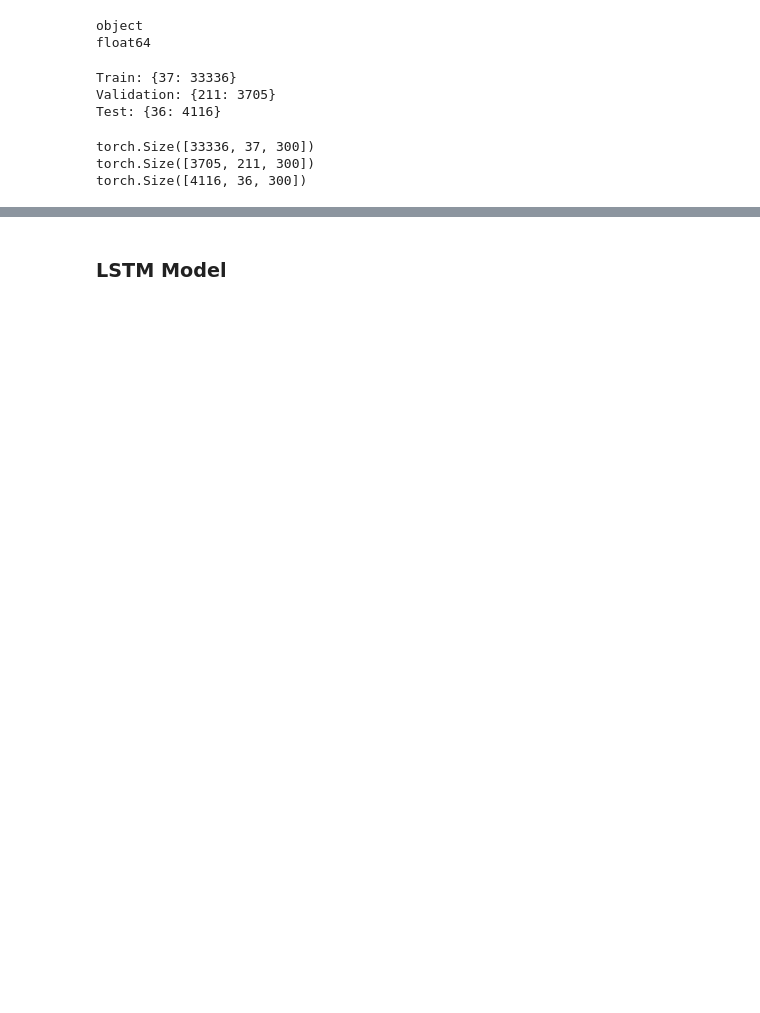
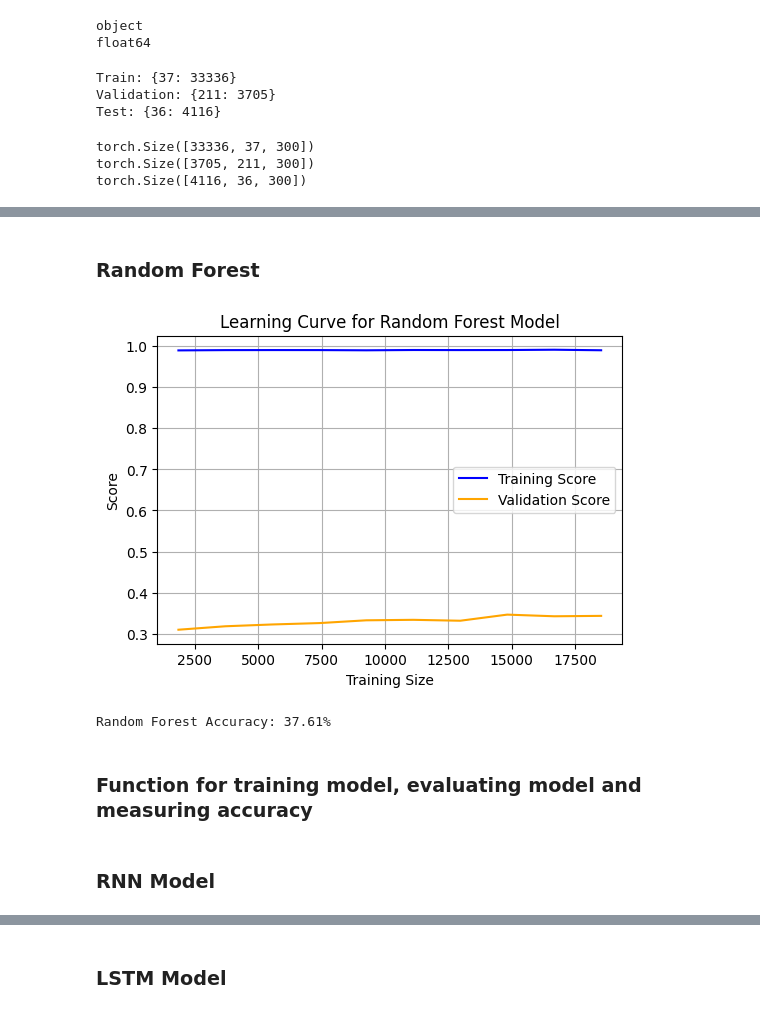
Before and after one commit to kazimahathir73/CSE440-Natural-Language-Processing-II-Project, a Jupyter notebook: train_model.ipynb, the cells around one changed output, grey strips where cells are left out. Cells and saved outputs as stored; diff of their text form; code cells hidden in the pictures; blank space fills up the shorter version.

```diff
--- a/train_model.ipynb
+++ b/train_model.ipynb
@@ -407,0 +435,20 @@ x_test = x_test.apply(lambda x: pad_sequence(x, test_max_len))
+# %%
+def vectorize_sentence_ml(sentence):
+    vector = np.zeros(300)
+    for part in sentence:
+        vector += part
+
+    return vector/len(sentence)
+
+x_train_ml = x_train.apply(lambda token_vec: vectorize_sentence_ml(token_vec))
+x_val_ml = x_val.apply(lambda token_vec: vectorize_sentence_ml(token_vec))
+x_test_ml = x_test.apply(lambda token_vec: vectorize_sentence_ml(token_vec))
+# %%
+x_comb_ml = pd.concat([x_train_ml, x_val_ml])
+x_comb_ml = pd.DataFrame(x_comb_ml.tolist())
+
+y_comb_ml = pd.concat([y_train, y_val])
+y_comb_ml = pd.DataFrame(y_comb_ml.tolist())
+
+x_test_ml = pd.DataFrame(x_test_ml.tolist())
+y_test_ml = pd.DataFrame(y_test.tolist())
@@ -452,2 +521,33 @@ tensor([4, 0, 2,  ..., 1, 3, 4])
 tensor([0, 1, 2, 3, 4])
 tensor([0, 1, 2, 3, 4])
+# %% [markdown]
+### Random Forest
+# %%
+rf_model = RandomForestClassifier(n_estimators=10, random_state=40)
+
+rf_model.fit(x_comb_ml, y_comb_ml)
+y_pred = rf_model.predict(x_test_ml)
+# %%
+train_sizes, train_scores, test_scores = learning_curve(
+    rf_model, x_comb_ml, y_comb_ml, cv=2, n_jobs=-1, train_sizes=np.linspace(0.1, 1.0, 10)
+)
+
+train_mean = np.mean(train_scores, axis=1)
+test_mean = np.mean(test_scores, axis=1)
+
+plt.figure(figsize=(6, 4))
+plt.plot(train_sizes, train_mean, label="Training Score", color="blue")
+plt.plot(train_sizes, test_mean, label="Validation Score", color="orange")
+plt.title("Learning Curve for Random Forest Model")
+plt.xlabel("Training Size")
+plt.ylabel("Score")
+plt.legend()
+plt.grid()
+plt.show()
+# %% [output]
+[figure, added]
+# %%
+rf_test_accuracy = accuracy_score(y_test_ml, y_pred)
+print(f"Random Forest Accuracy: {(rf_test_accuracy*100):.2f}%")
+# %% [output]
+Random Forest Accuracy: 37.61%
@@ -453,0 +557,2 @@ tensor([0, 1, 2, 3, 4])
+# %% [markdown]
+### Function for training model, evaluating model and measuring accuracy
@@ -453,0 +632,2 @@ tensor([0, 1, 2, 3, 4])
+# %% [markdown]
+### RNN Model
```
Also changed, not shown: parts of 43 cells of this notebook.
